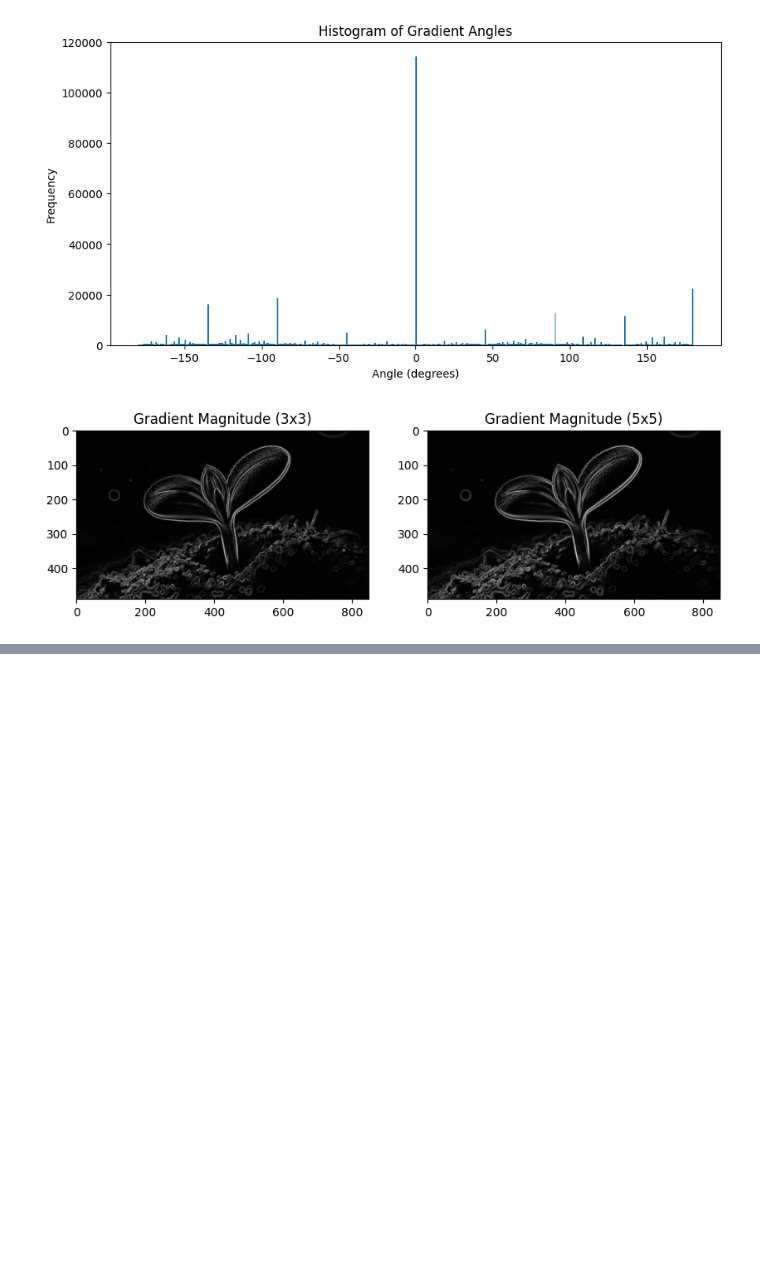
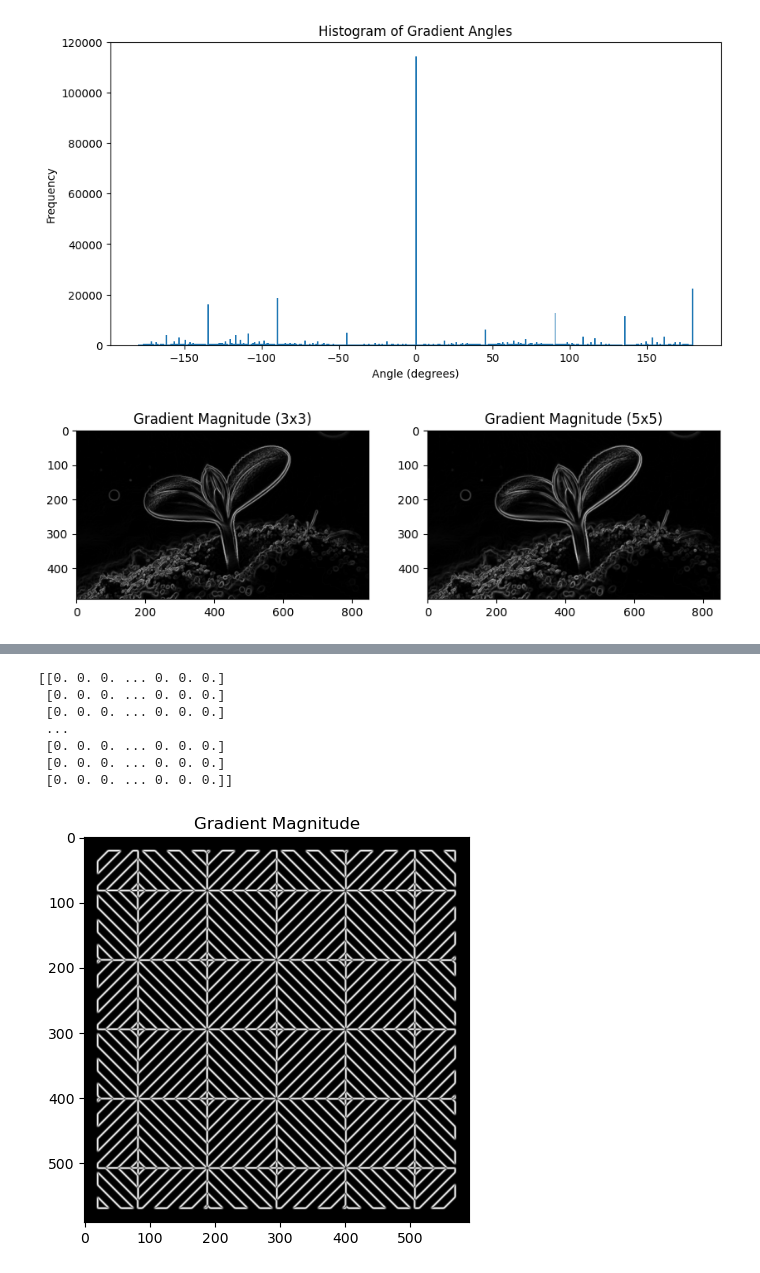
Before and after one commit to 04bhavyaa/computer_vision, a Jupyter notebook: sobel_filters.ipynb, the cells around one changed output, grey strips where cells are left out. Drawn from its saved outputs; the diff is of its cells as text; code cells hidden in the pictures; blank space fills up the shorter version.

```diff
--- a/sobel_filters.ipynb
+++ b/sobel_filters.ipynb
@@ -139,0 +179,19 @@ plt.show()
+# %%
+# Calculate the gradient magnitude
+gradient_magnitude = np.sqrt(sobelx**2 + sobely**2)
+print(gradient_magnitude)
+
+# Display the gradient magnitude
+plt.figure(figsize=(5, 5))
+plt.imshow(gradient_magnitude, cmap='gray')
+plt.title('Gradient Magnitude')
+plt.show()
+# %% [output]
+[[0. 0. 0. ... 0. 0. 0.]
+ [0. 0. 0. ... 0. 0. 0.]
+ [0. 0. 0. ... 0. 0. 0.]
+ ...
+ [0. 0. 0. ... 0. 0. 0.]
+ [0. 0. 0. ... 0. 0. 0.]
+ [0. 0. 0. ... 0. 0. 0.]]
+[figure, added]
```
Also changed, not shown: parts of 7 cells of this notebook, 1 other file.
